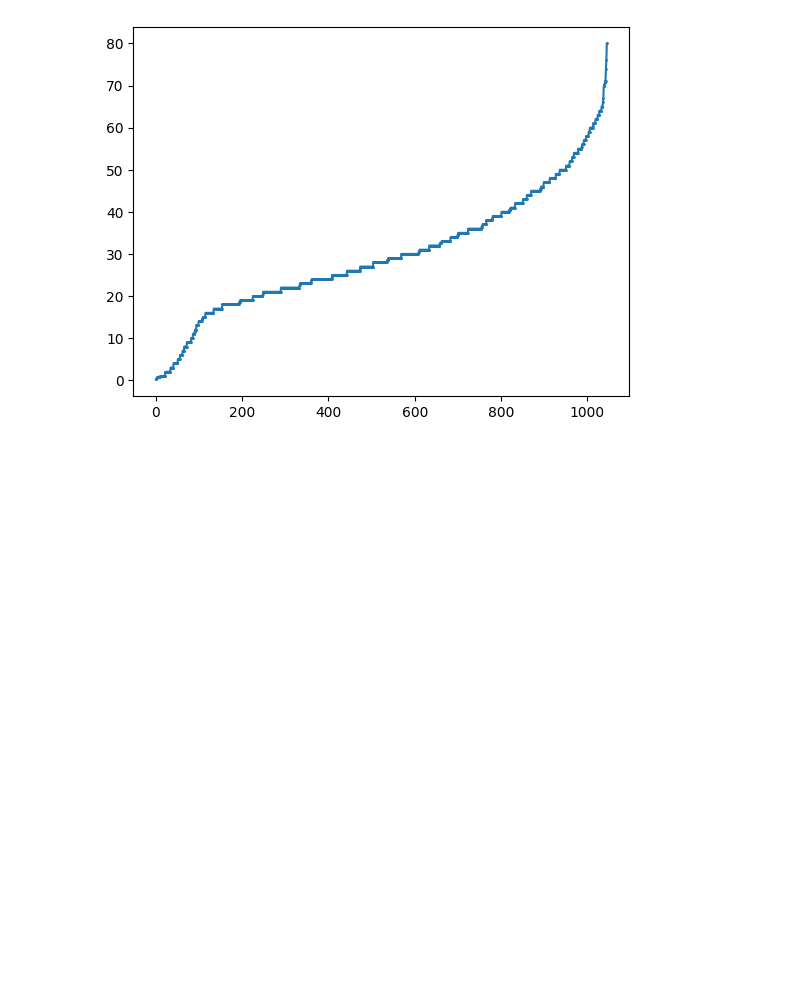
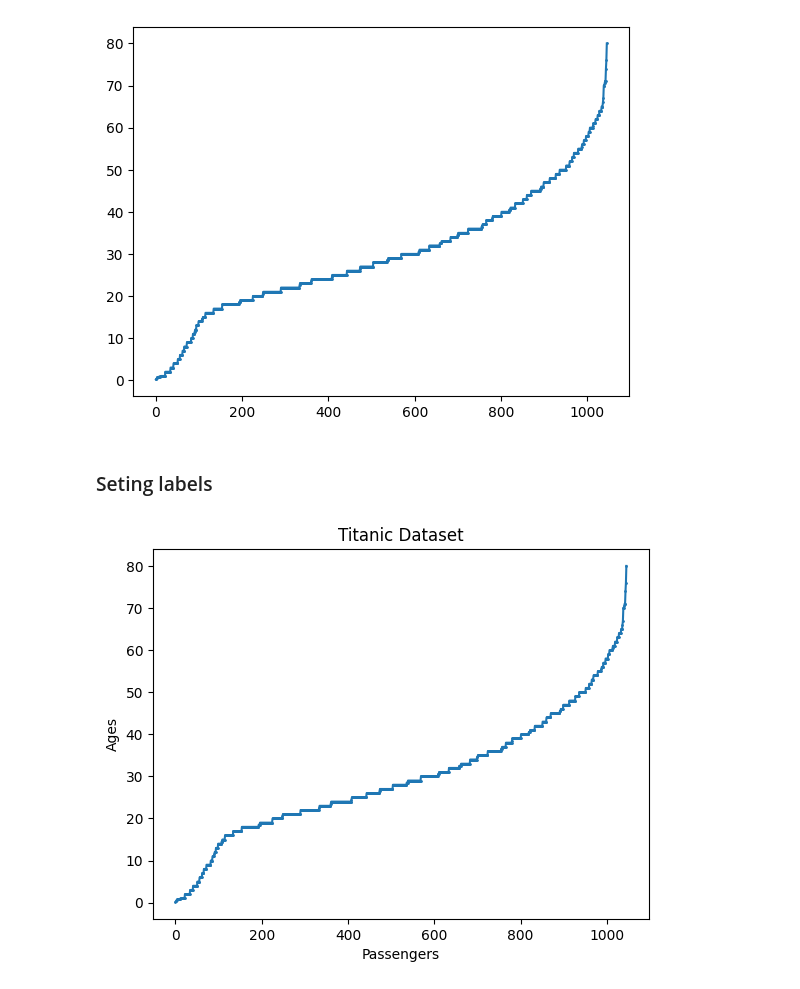
Before and after one commit to idowujames/OOP-Matplotlib, a Jupyter notebook: OOP_Matplotlib.ipynb, the cells around one changed output. Saved outputs shown, nothing was run; the diff lists cells and outputs as text; code cells hidden in the pictures; blank space fills up the shorter version.

Commit message:
Setting Labels and Customizing Label Ticks

```diff
--- a/OOP_Matplotlib.ipynb
+++ b/OOP_Matplotlib.ipynb
@@ -73,3 +73,13 @@ _ = ax.plot(np.sort(df['age']), marker='o', markersize=1)
 # it's ths same as writing 'ax.plot(np.sort(df['age']), marker='o', markersize=1);'
 # %% [output]
 [figure]
+# %% [markdown]
+### Seting labels
+# %%
+fig, ax = plt.subplots()
+ax.plot(np.sort(df['age']), marker='o', markersize=1)
+ax.set_xlabel('Passengers')
+ax.set_ylabel('Ages')
+ax.set_title('Titanic Dataset');
+# %% [output]
+[figure, added]
```
Also changed, not shown: parts of 2 cells of this notebook.
